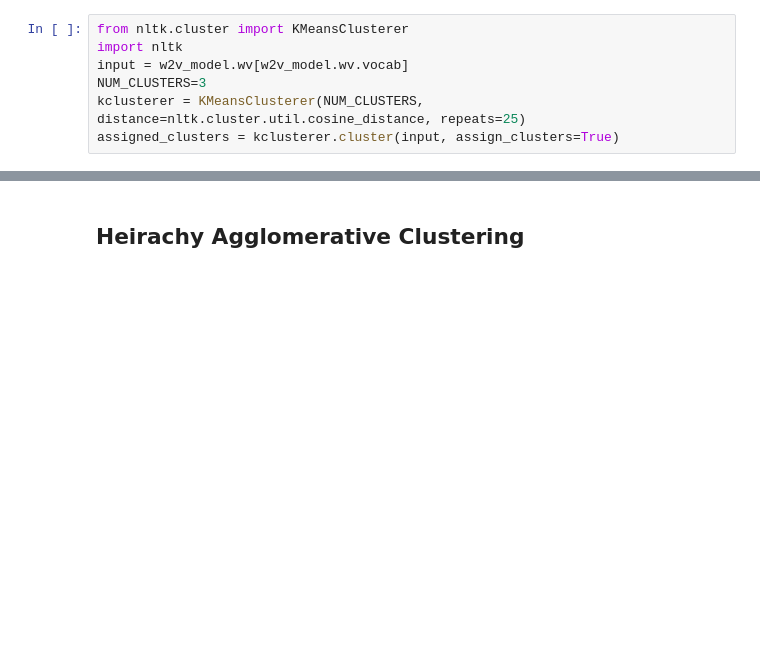
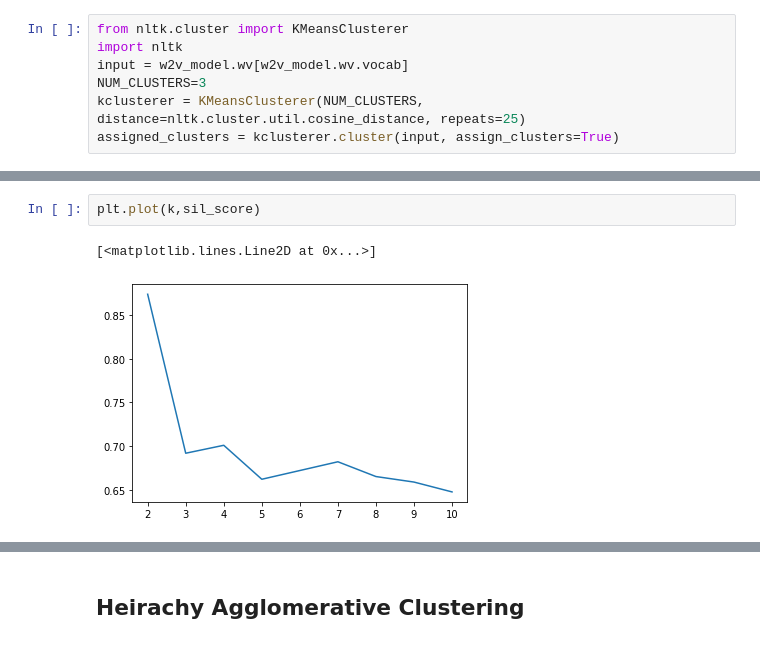
Before and after one commit to kasiditau/NLP, a Jupyter notebook: MSBD6000H_Assignment2.ipynb, the cells around one changed output, grey strips where cells are left out. Drawn from its saved outputs; the diff is of its cells as text; blank space fills up the shorter version.

```diff
--- a/MSBD6000H_Assignment2.ipynb
+++ b/MSBD6000H_Assignment2.ipynb
@@ -160 +184,6 @@ Silhouette_score:
+# %%
+plt.plot(k,sil_score)
+# %% [output]
+[<matplotlib.lines.Line2D at 0x...>]
+[figure, added]
 # %%
```
Also changed, not shown: parts of 14 cells of this notebook.
